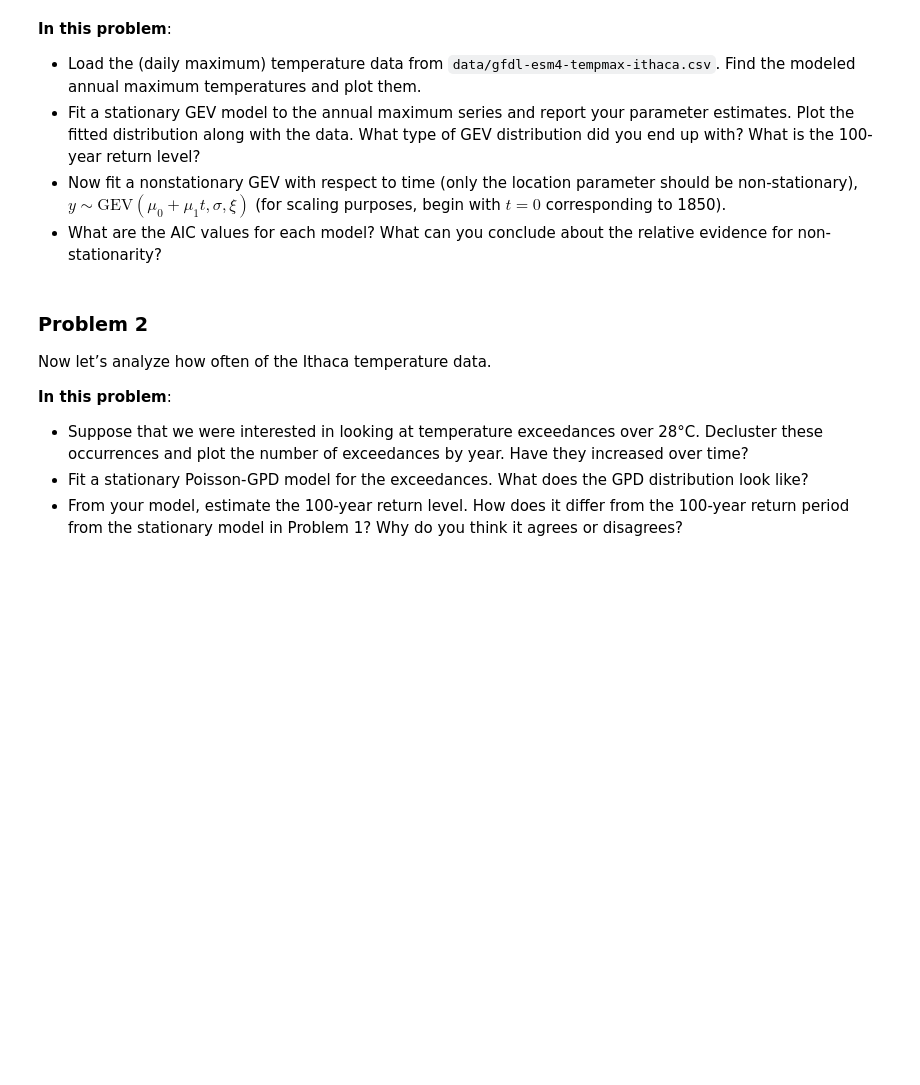
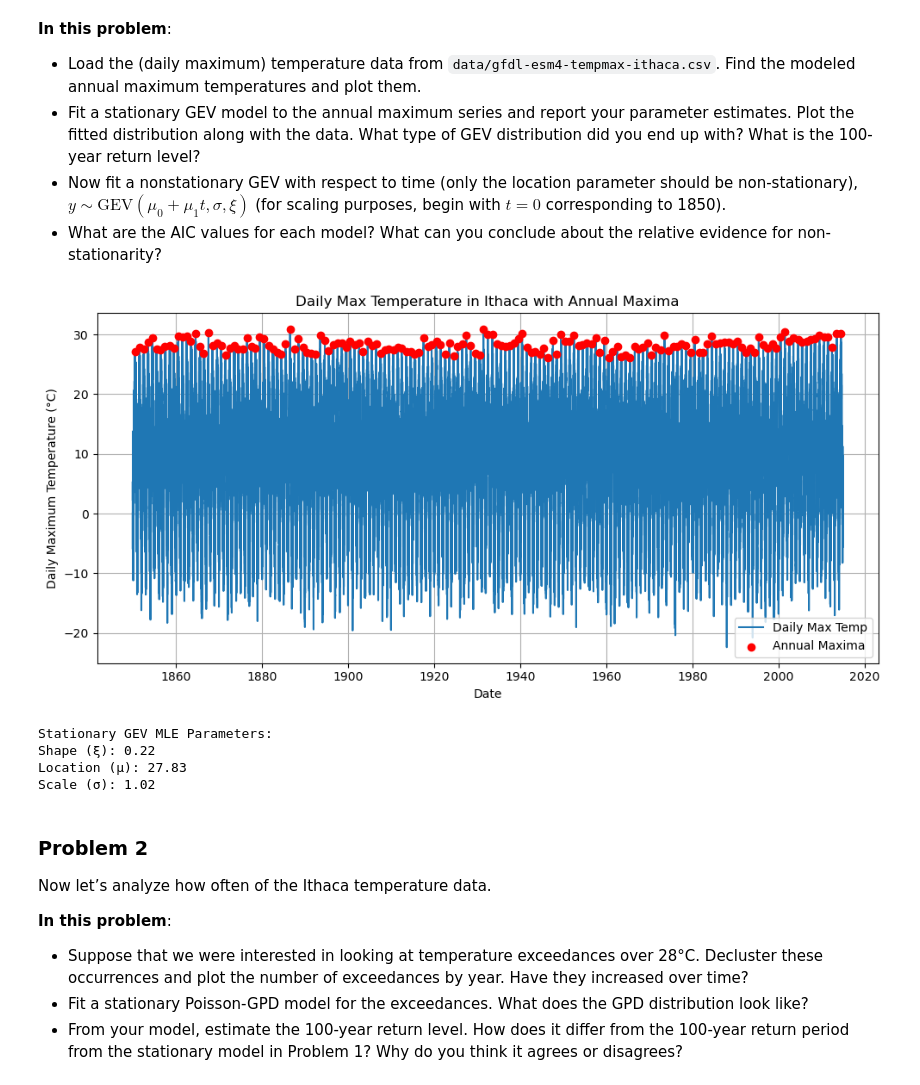
Before and after one commit to BEE4850-SP25/hw05-christinemswanson, a Jupyter notebook: hw05.ipynb, the cells around one changed output. Saved outputs shown, nothing was run; the diff lists cells and outputs as text; code cells hidden in the pictures; blank space fills up the shorter version.

```diff
--- a/hw05.ipynb
+++ b/hw05.ipynb
@@ -97,6 +99,74 @@ plt.show()
     purposes, begin with $t=0$ corresponding to 1850).
 -   What are the AIC values for each model? What can you conclude about
     the relative evidence for non-stationarity?
+# %%
+# after loading the data, find the modeled annual maximum temperature and plot them
+
+# find modeled annual max temp
+# make a year column
+ithaca_dat["Year"] = ithaca_dat["Day"].dt.year
+
+# compute annual maxima and the corresponding dates
+annual_maxima = ithaca_dat.loc[ithaca_dat.groupby('Year')['TempMax'].idxmax()]
+# %%
+# plot the daily data
+plt.figure(figsize=(10, 5))
+
+plt.plot(ithaca_dat['Day'], ithaca_dat['TempMax'], linewidth=1.5, label='Daily Max Temp')
+
+# overlay the annual maxima
+plt.scatter(annual_maxima['Day'], annual_maxima['TempMax'],
+            color='red', label='Annual Maxima', zorder=5)
+
+plt.xlabel("Date")
+plt.ylabel("Daily Maximum Temperature (°C)")
+plt.title("Daily Max Temperature in Ithaca with Annual Maxima")
+plt.grid(True)
+plt.legend(loc="lower right")
+plt.tight_layout()
+
+plt.show()
+# %% [output]
+[figure, added]
+# %%
+# fit a stationary GEV model to the annual maximum series and report parameter estimates
+
+# list of the annual maxima data
+annual_max_data = annual_maxima['TempMax'].values
+
+# negative log-likelihood function for stationary GEV
+# scipy.optimize minimizes the negative log-likelihood
+
+def gev_negloglik(params):
+    # unpack GEV parameters: shape, loc, scale
+    c, loc, scale = params
+
+    # make sure scale is positive
+    if scale <= 0:
+        return np.inf
+
+    # compute negative log likelihood
+    return -np.sum(genextreme.logpdf(annual_max_data, c=c, loc=loc, scale=scale))
+
+# initial guesses for parameters: [shape, location, scale]
+init_param_vals = [0.1, np.mean(annual_max_data), np.std(annual_max_data)]
+
+# optimize using scipy.optimize.minimize
+result = minimize(gev_negloglik, init_param_vals, method='Nelder-Mead') # Julia default method is Nelder-Mead
+
+# extract estimated parameters
+shape_mle, loc_mle, scale_mle = result.x
+
+# print the estimated parameters from stationary GEV fit
+print("Stationary GEV MLE Parameters:")
+print(f"Shape (ξ): {shape_mle:.2f}")
+print(f"Location (μ): {loc_mle:.2f}")
+print(f"Scale (σ): {scale_mle:.2f}")
+# %% [output]
+Stationary GEV MLE Parameters:
+Shape (ξ): 0.22
+Location (μ): 27.83
+Scale (σ): 1.02
 # %% [markdown]
 ### Problem 2
 
```
Also changed, not shown: parts of 3 cells of this notebook.
